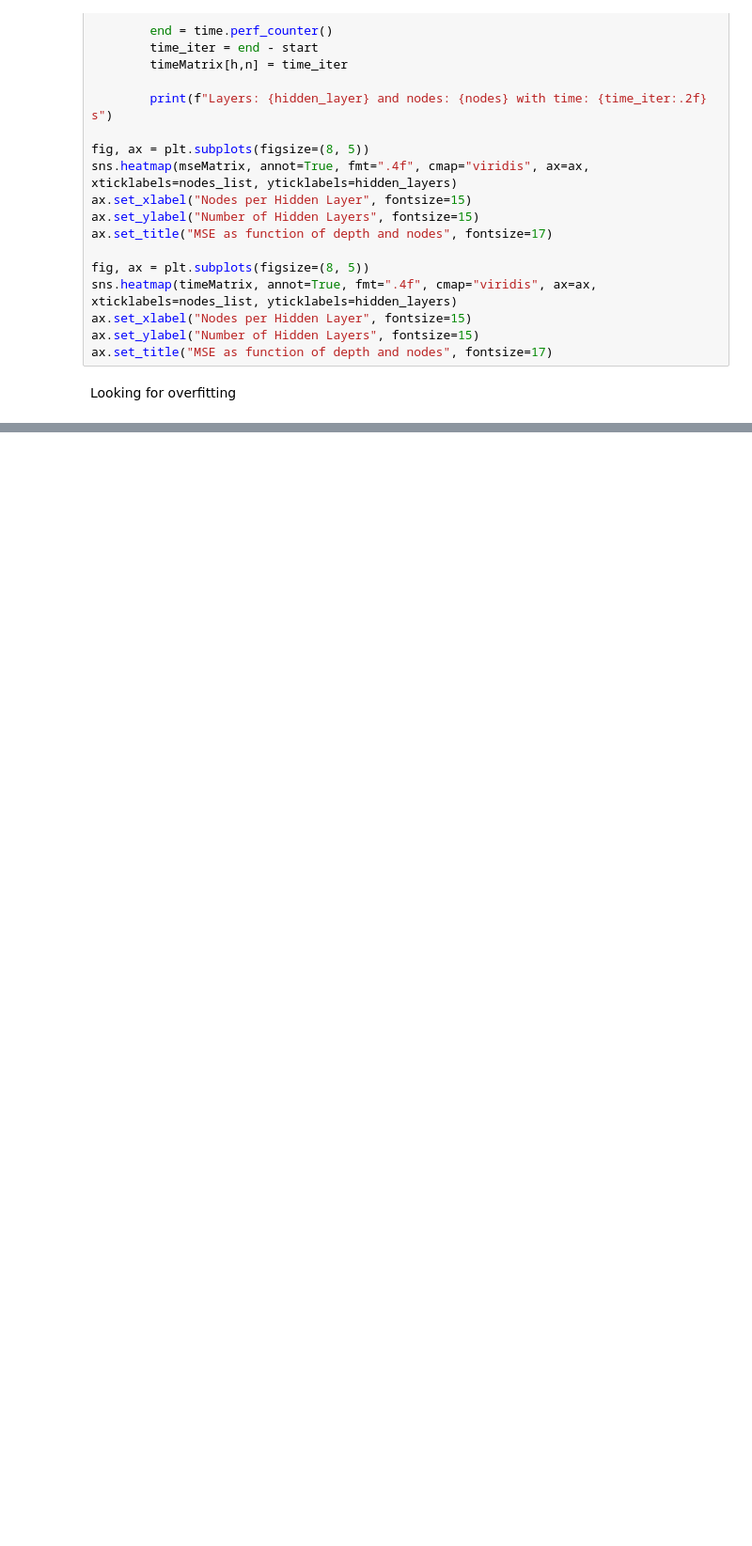
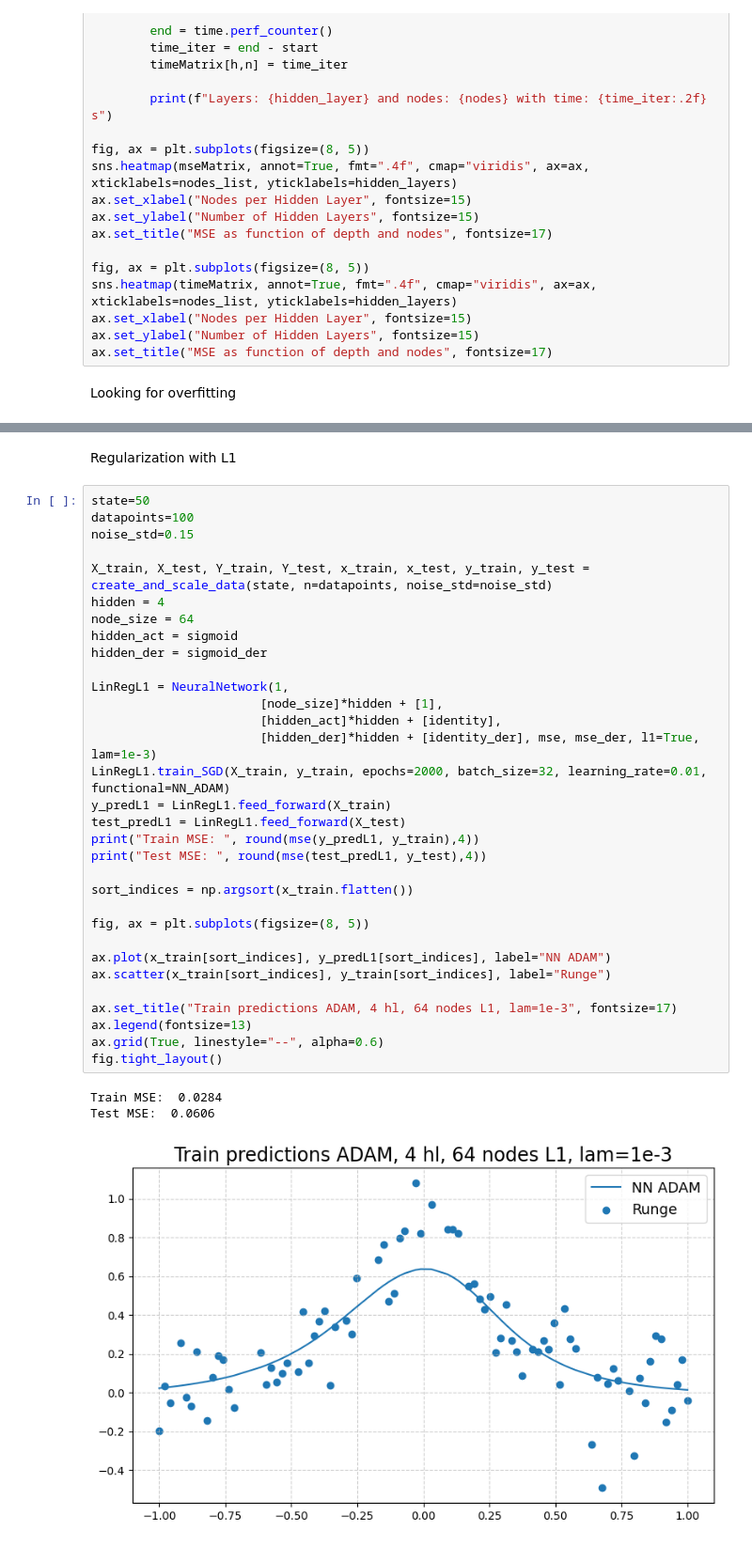
Before and after one commit to JVestly/Project-2, a Jupyter notebook: Code/tests_d.ipynb, the cells around one changed output, grey strips where cells are left out. Shown: that part at 94% size. Cells and saved outputs as stored; diff of their text form; blank space fills up the shorter version.

```diff
--- a/Code/tests_d.ipynb
+++ b/Code/tests_d.ipynb
@@ -345,0 +469,38 @@ Looking for overfitting
+# %% [markdown]
+Regularization with L1
+# %%
+state=50
+datapoints=100
+noise_std=0.15
+
+X_train, X_test, Y_train, Y_test, x_train, x_test, y_train, y_test = create_and_scale_data(state, n=datapoints, noise_std=noise_std)
+hidden = 4
+node_size = 64
+hidden_act = sigmoid
+hidden_der = sigmoid_der
+
+LinRegL1 = NeuralNetwork(1,
+                       [node_size]*hidden + [1],
+                       [hidden_act]*hidden + [identity],
+                       [hidden_der]*hidden + [identity_der], mse, mse_der, l1=True, lam=1e-3)
+LinRegL1.train_SGD(X_train, y_train, epochs=2000, batch_size=32, learning_rate=0.01, functional=NN_ADAM)
+y_predL1 = LinRegL1.feed_forward(X_train)
+test_predL1 = LinRegL1.feed_forward(X_test)
+print("Train MSE: ", round(mse(y_predL1, y_train),4))
+print("Test MSE: ", round(mse(test_predL1, y_test),4))
+
+sort_indices = np.argsort(x_train.flatten())
+
+fig, ax = plt.subplots(figsize=(8, 5))
+
+ax.plot(x_train[sort_indices], y_predL1[sort_indices], label="NN ADAM")
+ax.scatter(x_train[sort_indices], y_train[sort_indices], label="Runge")
+
+ax.set_title("Train predictions ADAM, 4 hl, 64 nodes L1, lam=1e-3", fontsize=17)
+ax.legend(fontsize=13)
+ax.grid(True, linestyle="--", alpha=0.6)
+fig.tight_layout()
+# %% [output]
+Train MSE:  0.0284
+Test MSE:  0.0606
+[figure, added]
```
Also changed, not shown: parts of 6 cells of this notebook.
